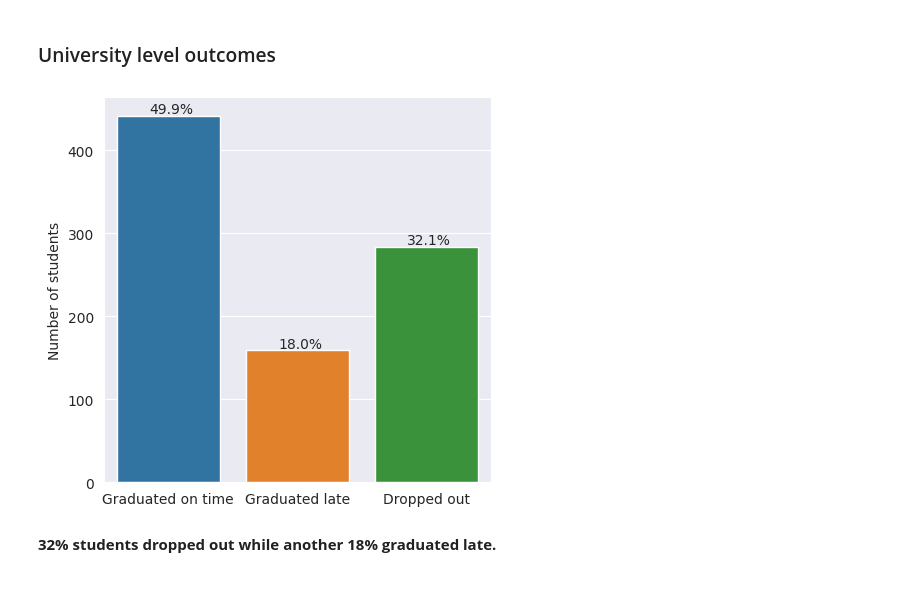
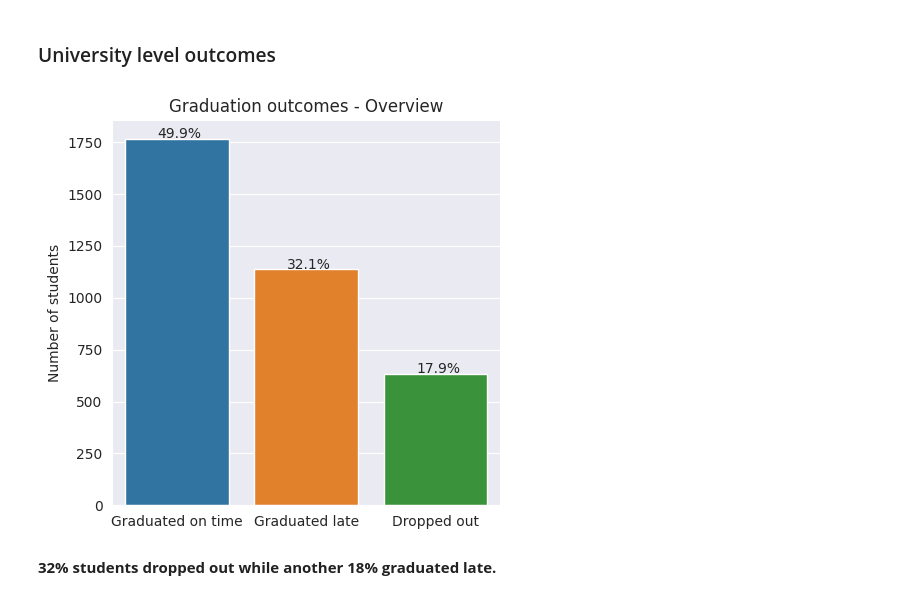
Before and after one commit to esviswajith95/enrollment_status, a Jupyter notebook: notebooks/02-esv-EDA_deep_dive.ipynb, the cells around one changed output. Cells and saved outputs as stored; diff of their text form; code cells hidden in the pictures.

```diff
--- a/notebooks/02-esv-EDA_deep_dive.ipynb
+++ b/notebooks/02-esv-EDA_deep_dive.ipynb
@@ -19,7 +19,7 @@ sns.set_style('darkgrid')
 # %%
 ## importing data
 
-train = pd.read_csv("./../data/1_interim/test.csv")
+train = pd.read_csv("./../data/1_interim/train.csv")
 # %% [markdown]
 ## What is the current state of graduation outcomes at the university?
 # %% [markdown]
@@ -27,18 +27,21 @@ train = pd.read_csv("./../data/1_interim/test.csv")
 # %%
 plt.figure(figsize=(5,5))
 plot = sns.countplot(data=train, x = "Target")
 plt.ylabel("Number of students")
 plt.xlabel("")
 plt.xticks([0, 1, 2], ['Graduated on time', 'Graduated late', 'Dropped out' ])
 
 # annotations in percentage
 total_count = train.shape[0]
 for p in plot.patches:
     xy = (p.get_x() + 0.25, p.get_height()+ 3)
     percentage = p.get_height()*100/total_count
     plot.annotate(f"{percentage:.1f}%", xy)
+
+plt.title("Graduation outcomes - Overview")
+plt.show()
 # %% [output]
-[figure, old version]
+[figure, new version]
 # %% [markdown]
 **32% students dropped out while another 18% graduated late.**
 # %% [markdown]
```
Also changed, not shown: parts of 65 cells of this notebook.
